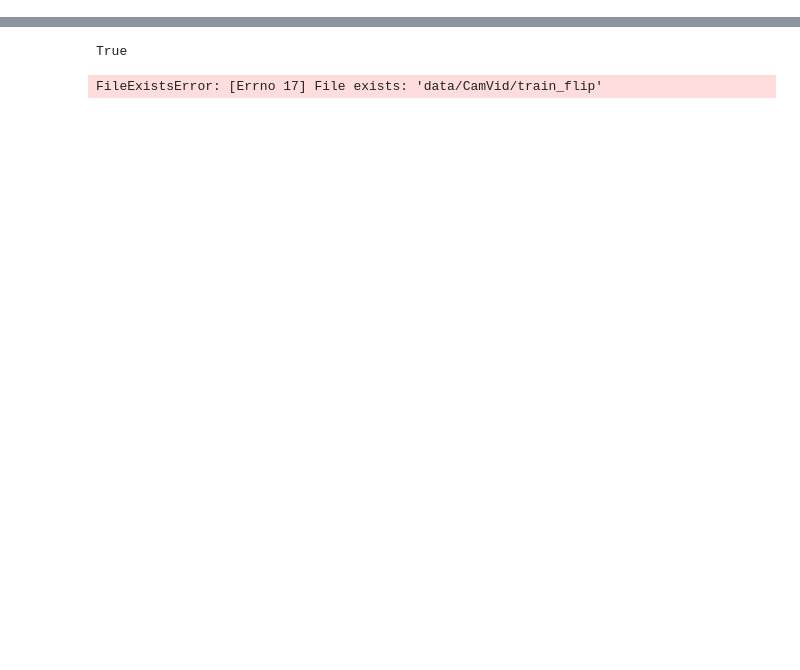
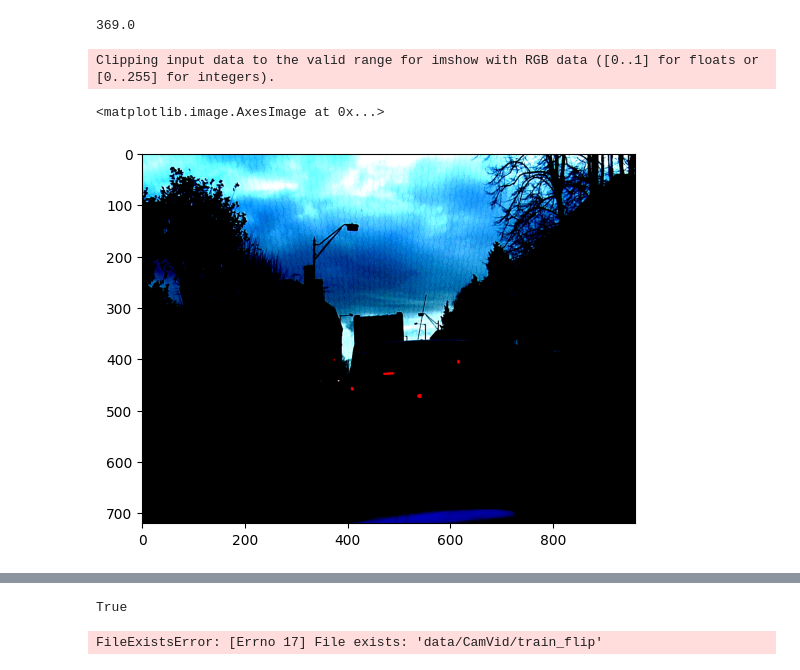
Before and after one commit to maxADeVisser/image_segmentation, a Jupyter notebook: src/TransformImages.ipynb, the cells around one changed output, grey strips where cells are left out. Cells and saved outputs as stored; diff of their text form; code cells hidden in the pictures; blank space fills up the shorter version.

```diff
--- a/src/TransformImages.ipynb
+++ b/src/TransformImages.ipynb
@@ -24,0 +38,2 @@ data_path = Path("data/CamVid")
+# %%
+images_crop = np.load(data_path / "train_crop.npy")
@@ -24,0 +66,10 @@ data_path = Path("data/CamVid")
+# %%
+len(images_crop)/2
+# %% [output]
+369.0
+# %%
+plt.imshow(torch.tensor(images_crop[0]).permute(1,2,0).numpy())
+# %% [output]
+Clipping input data to the valid range for imshow with RGB data ([0..1] for floats or [0..255] for integers).
+<matplotlib.image.AxesImage at 0x...>
+[figure, added]
```
Also changed, not shown: parts of 35 cells of this notebook, 1 other file.
